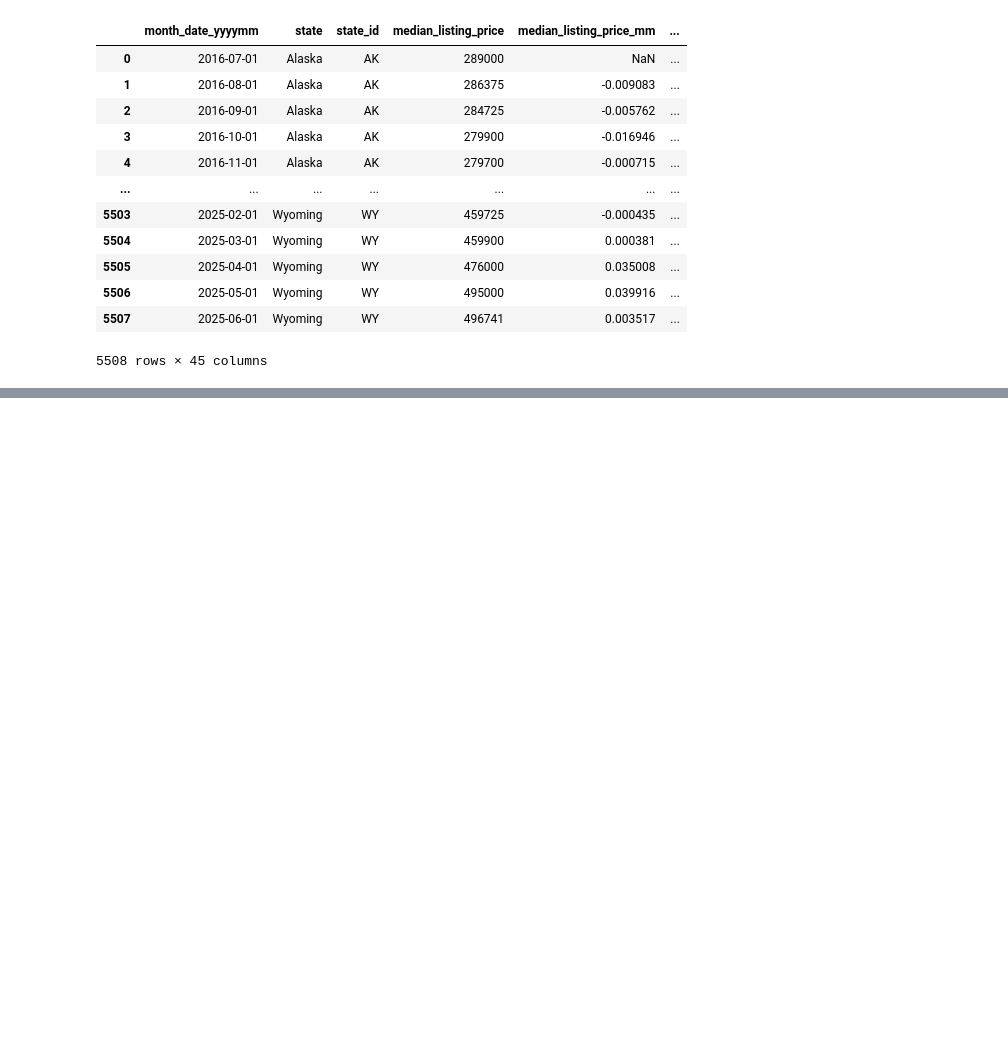
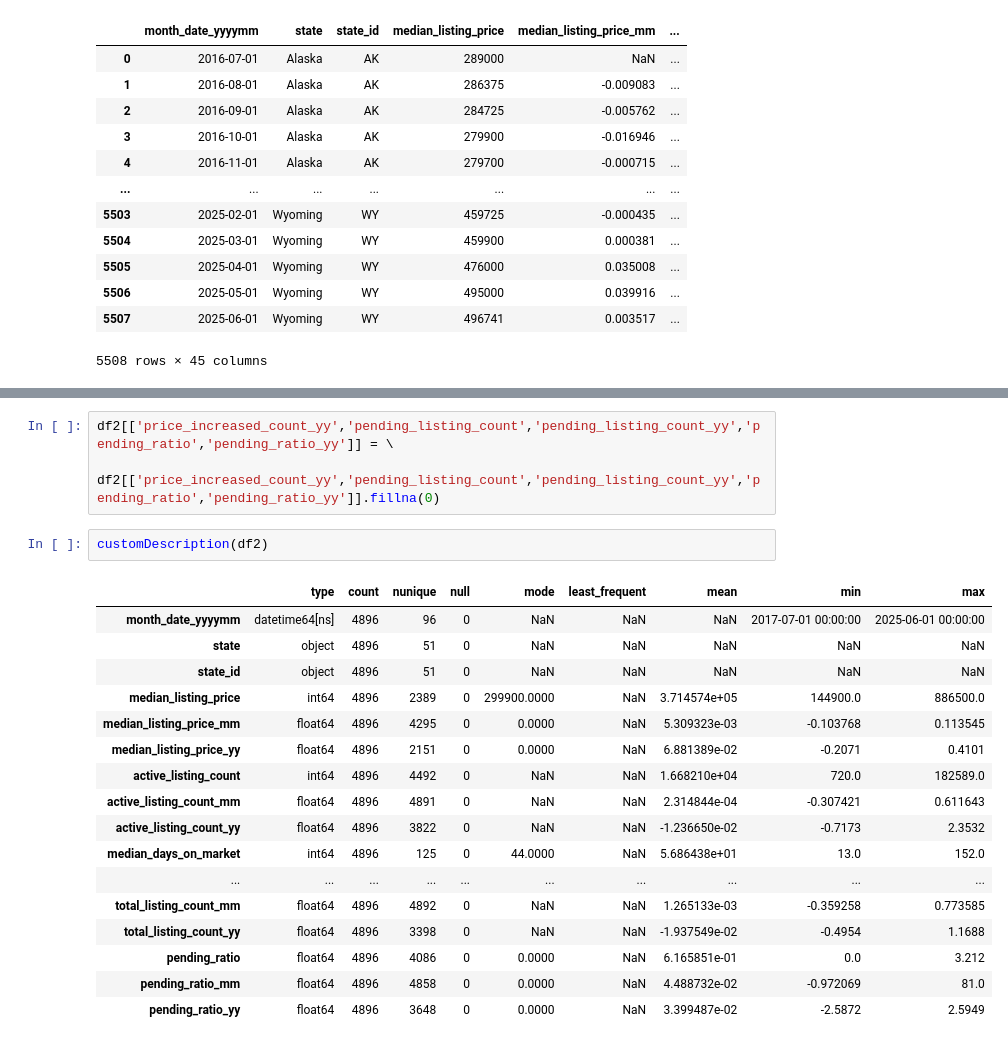
Before and after one commit to Real-Estate-Insight-Platform-Project/AI-ML-Services, a Jupyter notebook: forecasting engine/preprocessing.ipynb, the cells around one changed output, grey strips where cells are left out. Cells and saved outputs as stored; diff of their text form; blank space fills up the shorter version.

```diff
--- a/forecasting engine/preprocessing.ipynb
+++ b/forecasting engine/preprocessing.ipynb
@@ -223,0 +246,23 @@ customDescription(df)
+# %%
+df2[['price_increased_count_yy','pending_listing_count','pending_listing_count_yy','pending_ratio','pending_ratio_yy']] = \
+    df2[['price_increased_count_yy','pending_listing_count','pending_listing_count_yy','pending_ratio','pending_ratio_yy']].fillna(0)
+# %%
+customDescription(df2)
+# %% [output]
+|  | type | count | nunique | null | mode | least_frequent | mean | min | max |
+| month_date_yyyymm | datetime64[ns] | 4896 | 96 | 0 | NaN | NaN | NaN | 2017-07-01 00:00:00 | 2025-06-01 00:00:00 |
+| state | object | 4896 | 51 | 0 | NaN | NaN | NaN | NaN | NaN |
+| state_id | object | 4896 | 51 | 0 | NaN | NaN | NaN | NaN | NaN |
+| median_listing_price | int64 | 4896 | 2389 | 0 | 299900.0000 | NaN | 3.714574e+05 | 144900.0 | 886500.0 |
+| median_listing_price_mm | float64 | 4896 | 4295 | 0 | 0.0000 | NaN | 5.309323e-03 | -0.103768 | 0.113545 |
+| median_listing_price_yy | float64 | 4896 | 2151 | 0 | 0.0000 | NaN | 6.881389e-02 | -0.2071 | 0.4101 |
+| active_listing_count | int64 | 4896 | 4492 | 0 | NaN | NaN | 1.668210e+04 | 720.0 | 182589.0 |
+| active_listing_count_mm | float64 | 4896 | 4891 | 0 | NaN | NaN | 2.314844e-04 | -0.307421 | 0.611643 |
+| active_listing_count_yy | float64 | 4896 | 3822 | 0 | NaN | NaN | -1.236650e-02 | -0.7173 | 2.3532 |
+| median_days_on_market | int64 | 4896 | 125 | 0 | 44.0000 | NaN | 5.686438e+01 | 13.0 | 152.0 |
+| ... | ... | ... | ... | ... | ... | ... | ... | ... | ... |
+| total_listing_count_mm | float64 | 4896 | 4892 | 0 | NaN | NaN | 1.265133e-03 | -0.359258 | 0.773585 |
+| total_listing_count_yy | float64 | 4896 | 3398 | 0 | NaN | NaN | -1.937549e-02 | -0.4954 | 1.1688 |
+| pending_ratio | float64 | 4896 | 4086 | 0 | 0.0000 | NaN | 6.165851e-01 | 0.0 | 3.212 |
+| pending_ratio_mm | float64 | 4896 | 4858 | 0 | 0.0000 | NaN | 4.488732e-02 | -0.972069 | 81.0 |
+| pending_ratio_yy | float64 | 4896 | 3648 | 0 | 0.0000 | NaN | 3.399487e-02 | -2.5872 | 2.5949 |
```
Also changed, not shown: parts of 2 cells of this notebook.
